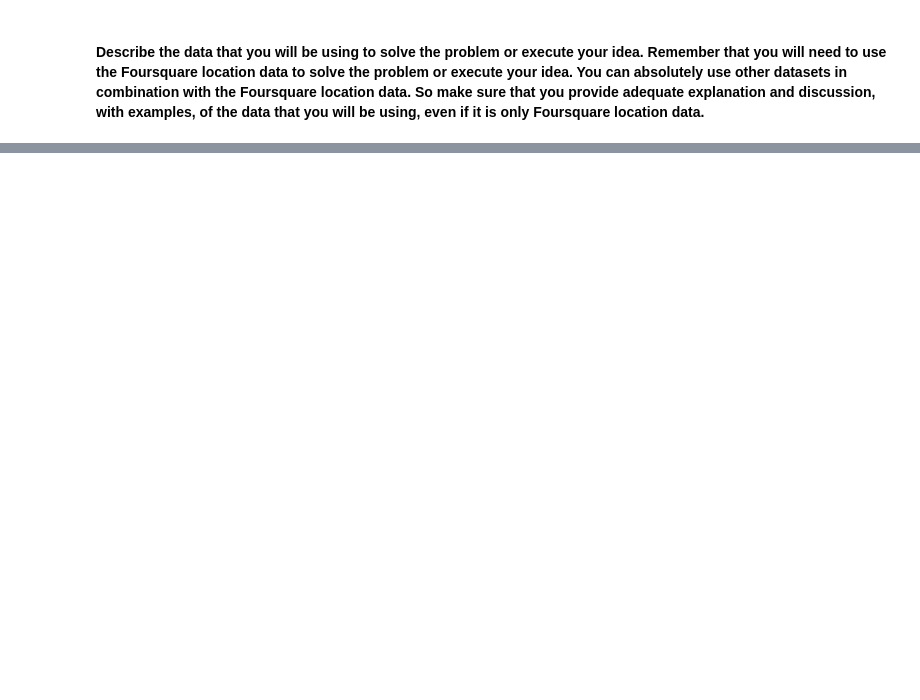
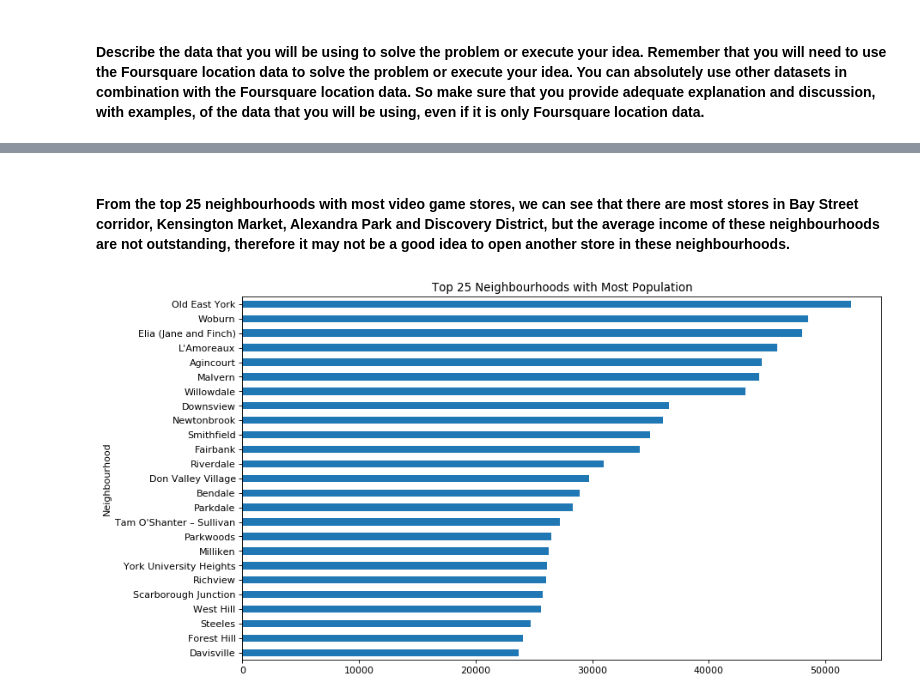
Before and after one commit to yewoowang/TorontoGamestop, a Jupyter notebook: TorontoGamestop.ipynb, the cells around one changed output, grey strips where cells are left out. Drawn from its saved outputs; the diff is of its cells as text; code cells hidden in the pictures; blank space fills up the shorter version.

```diff
--- a/TorontoGamestop.ipynb
+++ b/TorontoGamestop.ipynb
@@ -56,0 +543,7 @@ IndexError: list index out of range
+# %% [markdown]
+#### From the top 25 neighbourhoods with most video game stores, we can see that there are most stores in Bay Street corridor, Kensington Market, Alexandra Park and Discovery District, but the average income of these neighbourhoods are not outstanding, therefore it may not be a good idea to open another store in these neighbourhoods.
+# %%
+# plot bar chart of most population
+plot_barh(['Population'], venue_df, 25)
+# %% [output]
+[figure, added]
```
Also changed, not shown: parts of 91 cells of this notebook.
